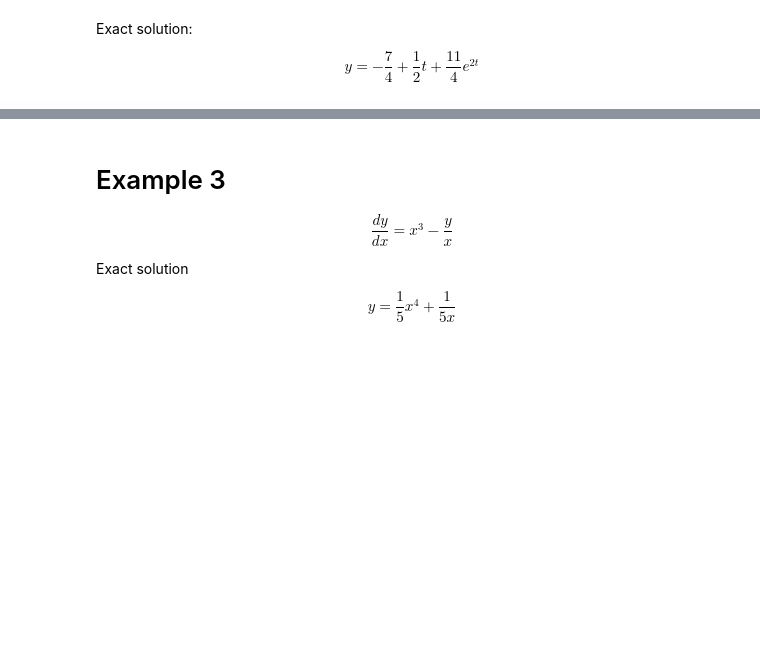
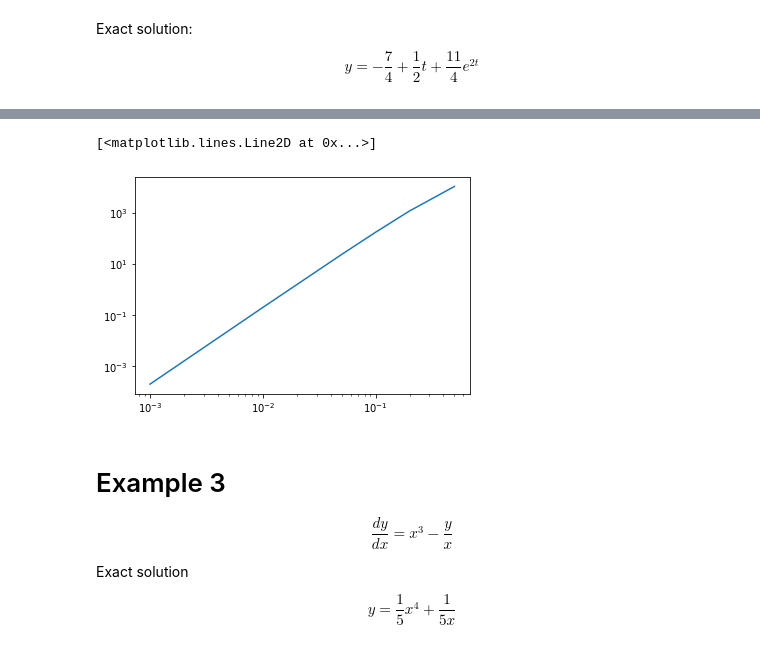
Before and after one commit to mazhengcn/scientific-computing-with-python, a Jupyter notebook: others/ode.ipynb, the cells around one changed output, grey strips where cells are left out. Saved outputs shown, nothing was run; the diff lists cells and outputs as text; code cells hidden in the pictures; blank space fills up the shorter version.

```diff
--- a/others/ode.ipynb
+++ b/others/ode.ipynb
@@ -162,3 +262,8 @@ plt.plot(t_num, y_num, '-o',t, -7/4+0.5*t+11/4*np.exp(2*t))
+# %%
+plt.loglog(list_h, errors)
+# %% [output]
+[<matplotlib.lines.Line2D at 0x...>]
+[figure, added]
 # %% [markdown]
 # Example 3
 
```
Also changed, not shown: parts of 24 cells of this notebook, 3 other files.
